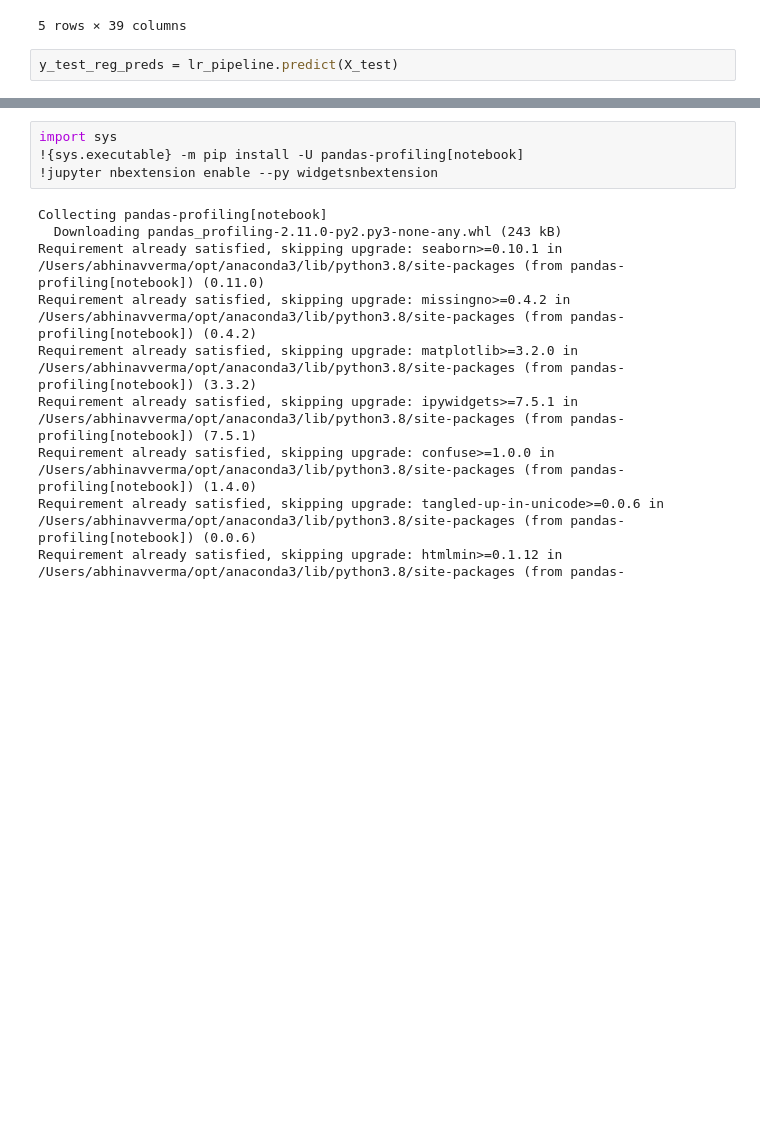
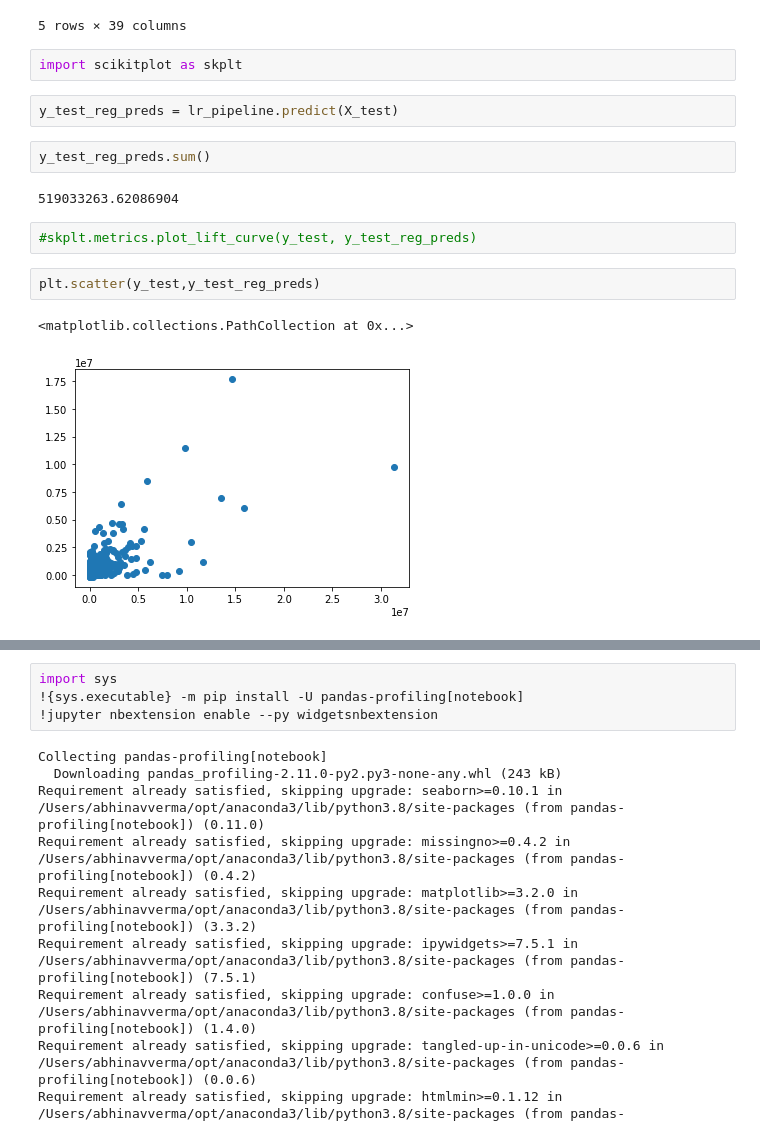
Before and after one commit to sinlord/nuveen-data-science-project, a Jupyter notebook: jupiter-notebooks/02-capstone-Model_Development.ipynb, the cells around one changed output, grey strips where cells are left out. Cells and saved outputs as stored; diff of their text form; blank space fills up the shorter version.

```diff
--- a/jupiter-notebooks/02-capstone-Model_Development.ipynb
+++ b/jupiter-notebooks/02-capstone-Model_Development.ipynb
@@ -312,8 +334,21 @@ df_PCA.head()
 | 3 | -0.013104 | -0.021928 | -0.027059 | -0.015882 | 0.019275 | 0.021721 | 0.019094 | 0.028734 | 0.009053 | 0.007050 | ... | ... |
 | 4 | -0.152859 | -0.170915 | -0.130644 | -0.034097 | -0.009953 | 0.058386 | 0.019074 | 0.144743 | -0.018943 | 0.016064 | ... | ... |
 5 rows × 39 columns
+# %%
+import scikitplot as skplt
 # %%
 y_test_reg_preds = lr_pipeline.predict(X_test)
+# %%
+y_test_reg_preds.sum()
+# %% [output]
+519033263.62086904
+# %%
+#skplt.metrics.plot_lift_curve(y_test, y_test_reg_preds)
+# %%
+plt.scatter(y_test,y_test_reg_preds)
+# %% [output]
+<matplotlib.collections.PathCollection at 0x...>
+[figure, added]
 # %%
 fig, axes = plt.subplots(figsize=(8, 6))
 
```
Also changed, not shown: parts of 16 cells of this notebook, 16 other files.
